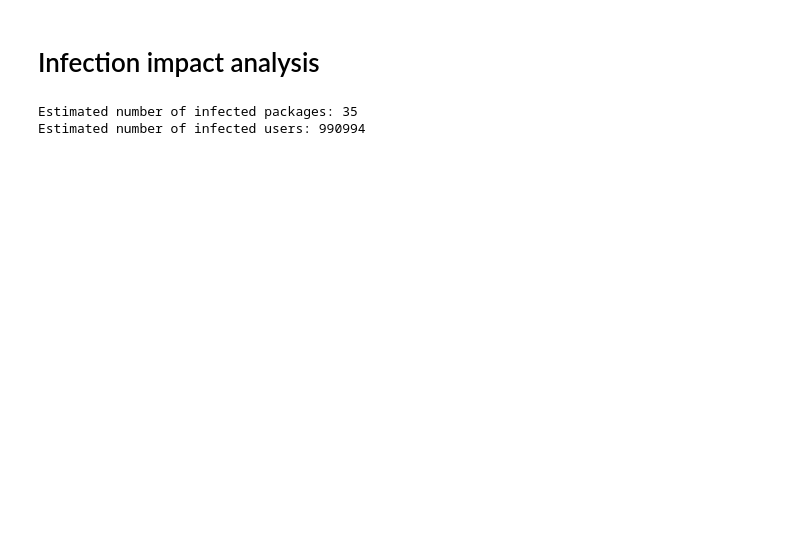
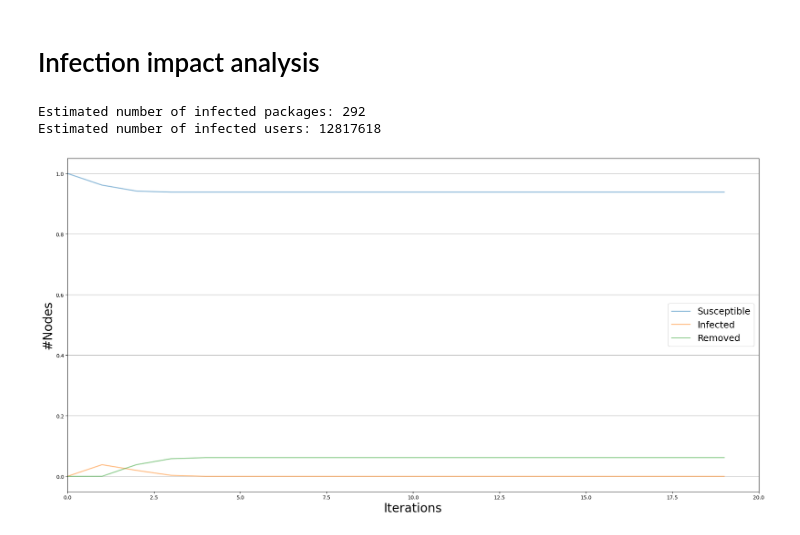
Before and after one commit to Krrer-uni/DAVe, a Jupyter notebook: dave.ipynb, the cells around one changed output. Drawn from its saved outputs; the diff is of its cells as text; code cells hidden in the pictures; blank space fills up the shorter version.

```diff
--- a/dave.ipynb
+++ b/dave.ipynb
@@ -255,13 +296,24 @@ from ndlib.models import ModelConfig
 
 SUSC, INF, REM = 0, 1, 2
 
+def get_infection_probability(edge, min_infection_probability):
+    contributors_indices = package_stats.index[package_stats['package'] == edge[1]]
+    if len(contributors_indices) > 0:
+        # Assumes only one item, will throw an exception if there's more (there shouldn't be)
+        infection_probability = normalized_and_scaled_contributors.loc[contributors_indices.item()]
+    else:
+        infection_probability = min_infection_probability
+    return infection_probability
 
-def estimate_infection_fallout(first_package, infection_probability=0.5):
+
+def estimate_infection_fallout(first_package, min_infection_probability):
     model = IndependentCascadesModel(G)
     config = ModelConfig.Configuration()
     config.add_model_initial_configuration("Infected", [first_package])
 
     for edge in G.edges:
+        infection_probability = get_infection_probability(edge, min_infection_probability)
+        infection_probability = infection_probability if infection_probability != np.nan else 0.47495
         config.add_edge_configuration("threshold", edge, infection_probability)
 
     model.set_initial_status(config)
@@ -278,11 +330,15 @@ def estimate_infection_fallout(first_package, infection_probability=0.5):
                 # In the latter case, it will be counted when we analyze its dependent packages.
                 infected_users += G.nodes[node]["install_on_request"]
         trends = model.build_trends(iterations)
-    return trends, infected_packages, infected_users
+    return model, trends, infected_packages, infected_users
 # %%
-_, infected_packages, infected_users = estimate_infection_fallout("ruby")
+from ndlib.viz.mpl.DiffusionTrend import DiffusionTrend
+
+model, trends, infected_packages, infected_users = estimate_infection_fallout("openssl@3", a)
 print(f"Estimated number of infected packages: {infected_packages}")
 print(f"Estimated number of infected users: {infected_users}")
+DiffusionTrend(model, trends).plot()
 # %% [output]
-Estimated number of infected packages: 35
-Estimated number of infected users: 990994
+Estimated number of infected packages: 292
+Estimated number of infected users: 12817618
+[figure, added]
```
Also changed, not shown: parts of 10 cells of this notebook.
